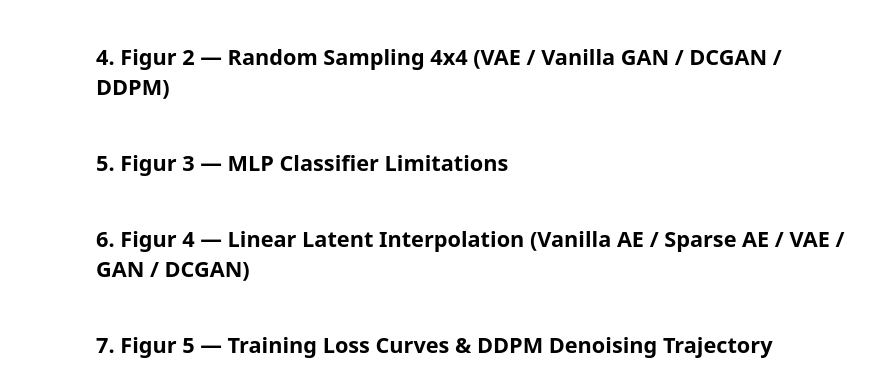
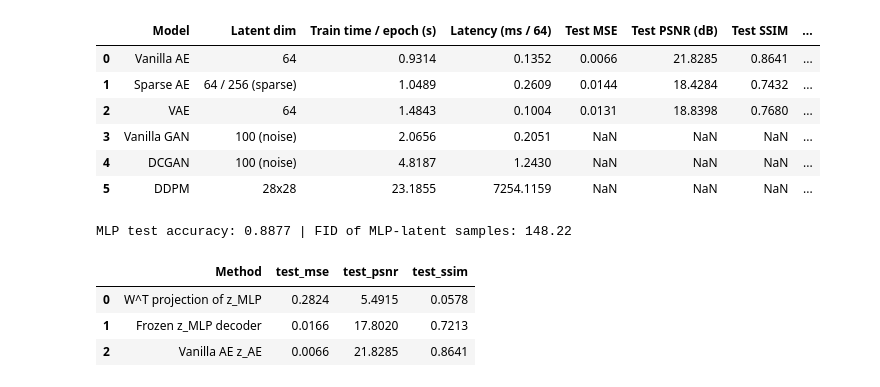
Before and after one commit to saaaileen/assignment_deeplearning, a Jupyter notebook: 08_comparison.ipynb, the cells around one changed output. Saved outputs shown, nothing was run; the diff lists cells and outputs as text; code cells hidden in the pictures.

```diff
--- a/08_comparison.ipynb
+++ b/08_comparison.ipynb
@@ -67,8 +63,0 @@ print(f"train={len(train_set)}  val={len(val_set)}  test={len(test_set)}")
-# %% [markdown]
-## 4. Figur 2 — Random Sampling 4x4 (VAE / Vanilla GAN / DCGAN / DDPM)
-# %% [markdown]
-## 5. Figur 3 — MLP Classifier Limitations
-# %% [markdown]
-## 6. Figur 4 — Linear Latent Interpolation (Vanilla AE / Sparse AE / VAE / GAN / DCGAN)
-# %% [markdown]
-## 7. Figur 5 — Training Loss Curves & DDPM Denoising Trajectory
@@ -74,0 +97,44 @@ print(f"train={len(train_set)}  val={len(val_set)}  test={len(test_set)}")
+# %%
+LATENT = {"vanilla_ae": "64", "sparse_ae": "64 / 256 (sparse)", "vae": "64",
+          "vanilla_gan": "100 (noise)", "dcgan": "100 (noise)", "ddpm": "28x28"}
+STABILITY = {"vanilla_ae": "Stabil / Konvergen", "sparse_ae": "Stabil / Konvergen", "vae": "Stabil / Konvergen",
+             "vanilla_gan": "Rentan osilasi / mode collapse", "dcgan": "Cukup stabil (sensitif arsitektur)",
+             "ddpm": "Sangat stabil"}
+table = pd.DataFrame([{
+    "Model": NAMES[m],
+    "Latent dim": LATENT[m],
+    "Train time / epoch (s)": results[m]["train_time_per_epoch_s"],
+    "Latency (ms / 64)": results[m]["latency_ms_batch64"],
+    "Test MSE": results[m]["test_mse"],
+    "Test PSNR (dB)": results[m]["test_psnr"],
+    "Test SSIM": results[m]["test_ssim"],
+    "FID": results[m]["fid"],
+    "Stability": STABILITY[m],
+} for m in MODELS]).round(4)
+table.to_csv(os.path.join(RESULTS_DIR, "metrics_table.csv"), index=False)
+table
+# %% [output]
+|  | Model | Latent dim | Train time / epoch (s) | Latency (ms / 64) | Test MSE | Test PSNR (dB) | Test SSIM | ... |
+| 0 | Vanilla AE | 64 | 0.9314 | 0.1352 | 0.0066 | 21.8285 | 0.8641 | ... |
+| 1 | Sparse AE | 64 / 256 (sparse) | 1.0489 | 0.2609 | 0.0144 | 18.4284 | 0.7432 | ... |
+| 2 | VAE | 64 | 1.4843 | 0.1004 | 0.0131 | 18.8398 | 0.7680 | ... |
+| 3 | Vanilla GAN | 100 (noise) | 2.0656 | 0.2051 | NaN | NaN | NaN | ... |
+| 4 | DCGAN | 100 (noise) | 4.8187 | 1.2430 | NaN | NaN | NaN | ... |
+| 5 | DDPM | 28x28 | 23.1855 | 7254.1159 | NaN | NaN | NaN | ... |
+# %%
+mlp = results["mlp_classifier"]
+ae = results["vanilla_ae"]
+mlp_table = pd.DataFrame([
+    {"Method": "W^T projection of z_MLP", **{k: mlp["transpose_projection"][k] for k in ("test_mse", "test_psnr", "test_ssim")}},
+    {"Method": "Frozen z_MLP decoder", **{k: mlp["frozen_decoder"][k] for k in ("test_mse", "test_psnr", "test_ssim")}},
+    {"Method": "Vanilla AE z_AE", **{k: ae[k] for k in ("test_mse", "test_psnr", "test_ssim")}},
+]).round(4)
+print(f"MLP test accuracy: {mlp['test_accuracy']:.4f} | FID of MLP-latent samples: {mlp['prior_sampling_fid']:.2f}")
+mlp_table.to_csv(os.path.join(RESULTS_DIR, "mlp_limitation_table.csv"), index=False)
+mlp_table
+# %% [output]
+MLP test accuracy: 0.8877 | FID of MLP-latent samples: 148.22
+|  | Method | test_mse | test_psnr | test_ssim |
+| 0 | W^T projection of z_MLP | 0.2824 | 5.4915 | 0.0578 |
+| 1 | Frozen z_MLP decoder | 0.0166 | 17.8020 | 0.7213 |
+| 2 | Vanilla AE z_AE | 0.0066 | 21.8285 | 0.8641 |
```
Also changed, not shown: parts of 14 cells of this notebook, 21 other files.
